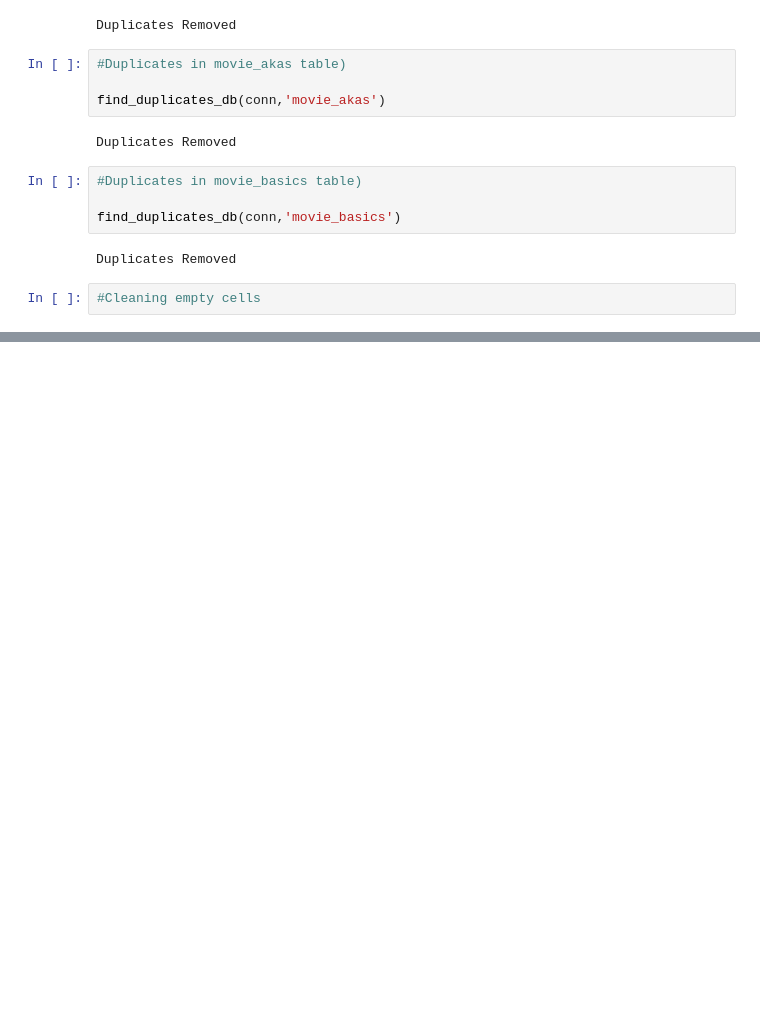
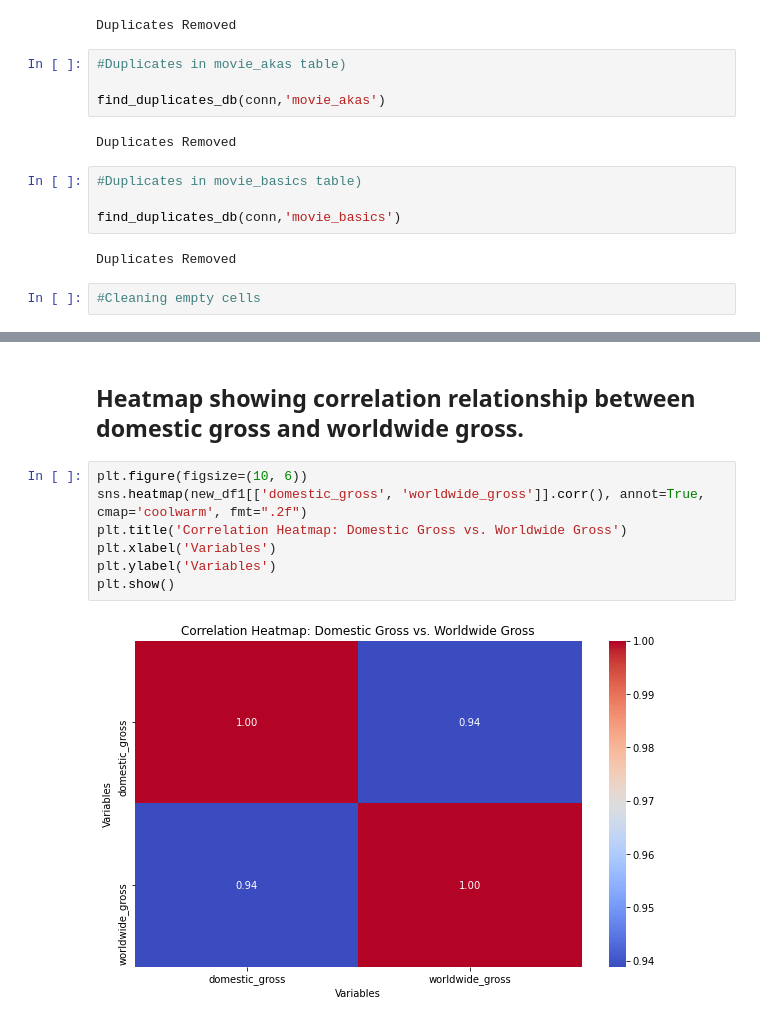
Before and after one commit to FrankOyugi/Phase-1-Project-Movies-Data-Analysis, a Jupyter notebook: student.ipynb, the cells around one changed output, grey strips where cells are left out. Saved outputs shown, nothing was run; the diff lists cells and outputs as text; blank space fills up the shorter version.

```diff
--- a/student.ipynb
+++ b/student.ipynb
@@ -503,0 +532,11 @@ print(new_df2.head())
+# %% [markdown]
+## Heatmap showing correlation relationship between domestic gross and worldwide gross.
+# %%
+plt.figure(figsize=(10, 6))
+sns.heatmap(new_df1[['domestic_gross', 'worldwide_gross']].corr(), annot=True, cmap='coolwarm', fmt=".2f")
+plt.title('Correlation Heatmap: Domestic Gross vs. Worldwide Gross')
+plt.xlabel('Variables')
+plt.ylabel('Variables')
+plt.show()
+# %% [output]
+[figure, added]
```
Also changed, not shown: parts of 11 cells of this notebook.
